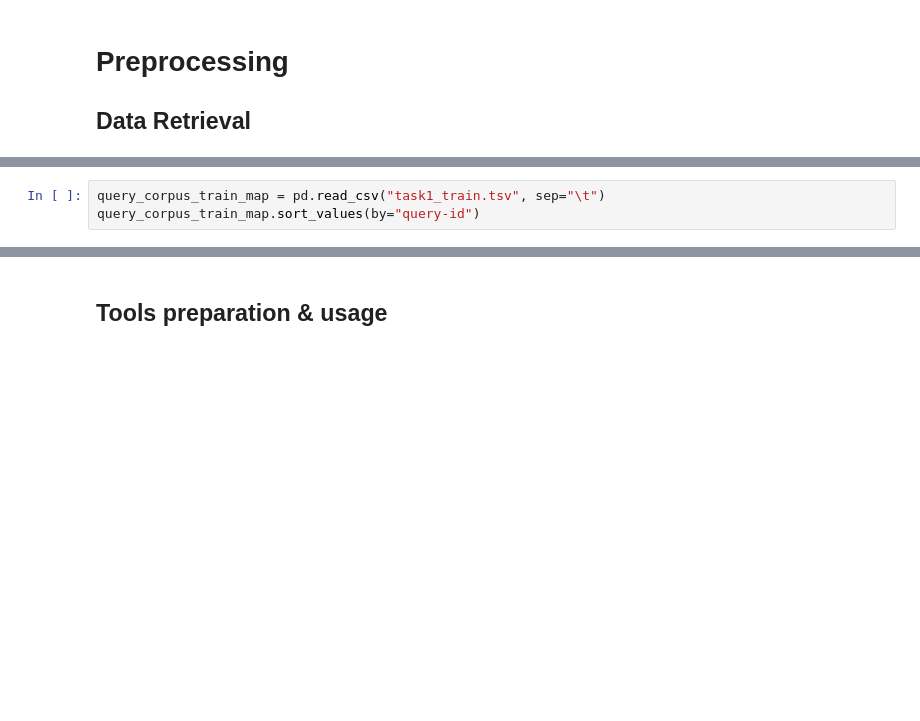
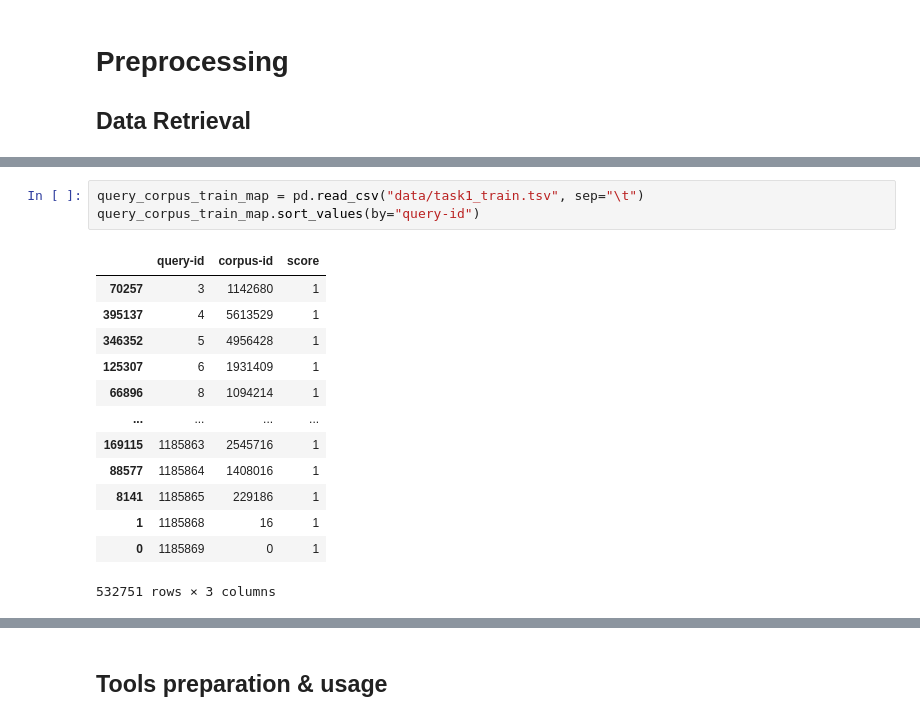
Before and after one commit to DIS-InfoExplorers/Project-1, a Jupyter notebook: EricTestBench.ipynb, the cells around one changed output, grey strips where cells are left out. Cells and saved outputs as stored; diff of their text form; blank space fills up the shorter version.

```diff
--- a/EricTestBench.ipynb
+++ b/EricTestBench.ipynb
@@ -31,6 +60,20 @@ queries
 # %%
-query_corpus_train_map = pd.read_csv("task1_train.tsv", sep="\t")
+query_corpus_train_map = pd.read_csv("data/task1_train.tsv", sep="\t")
 query_corpus_train_map.sort_values(by="query-id")
+# %% [output]
+|  | query-id | corpus-id | score |
+| 70257 | 3 | 1142680 | 1 |
+| 395137 | 4 | 5613529 | 1 |
+| 346352 | 5 | 4956428 | 1 |
+| 125307 | 6 | 1931409 | 1 |
+| 66896 | 8 | 1094214 | 1 |
+| ... | ... | ... | ... |
+| 169115 | 1185863 | 2545716 | 1 |
+| 88577 | 1185864 | 1408016 | 1 |
+| 8141 | 1185865 | 229186 | 1 |
+| 1 | 1185868 | 16 | 1 |
+| 0 | 1185869 | 0 | 1 |
+532751 rows × 3 columns
 # %%
 queries_train = pd.merge(queries, query_corpus_train_map, left_on='query-id', right_on='query-id', how='inner').drop(columns=[ "score","corpus-id"])
 queries_train_subset = queries_train.iloc[:7437, :]
```
Also changed, not shown: parts of 25 cells of this notebook, 3 other files.
